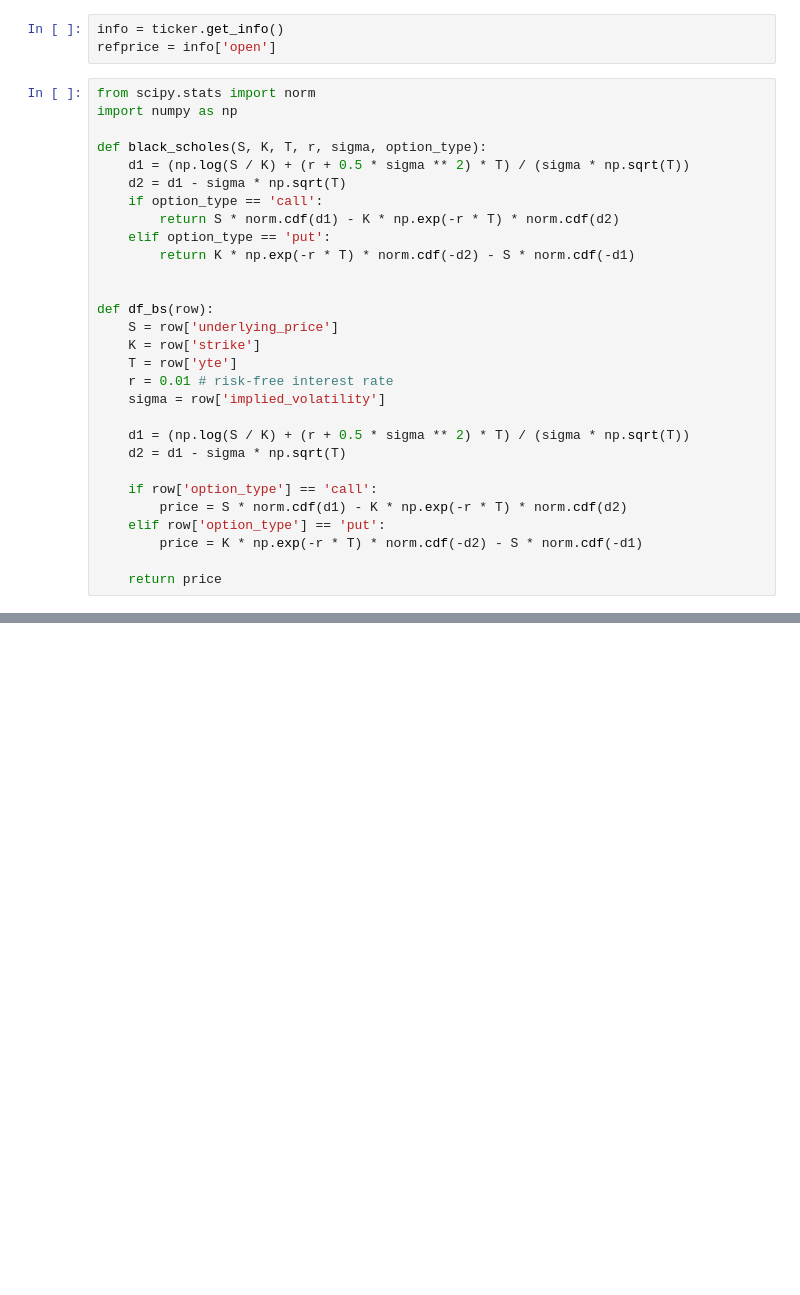
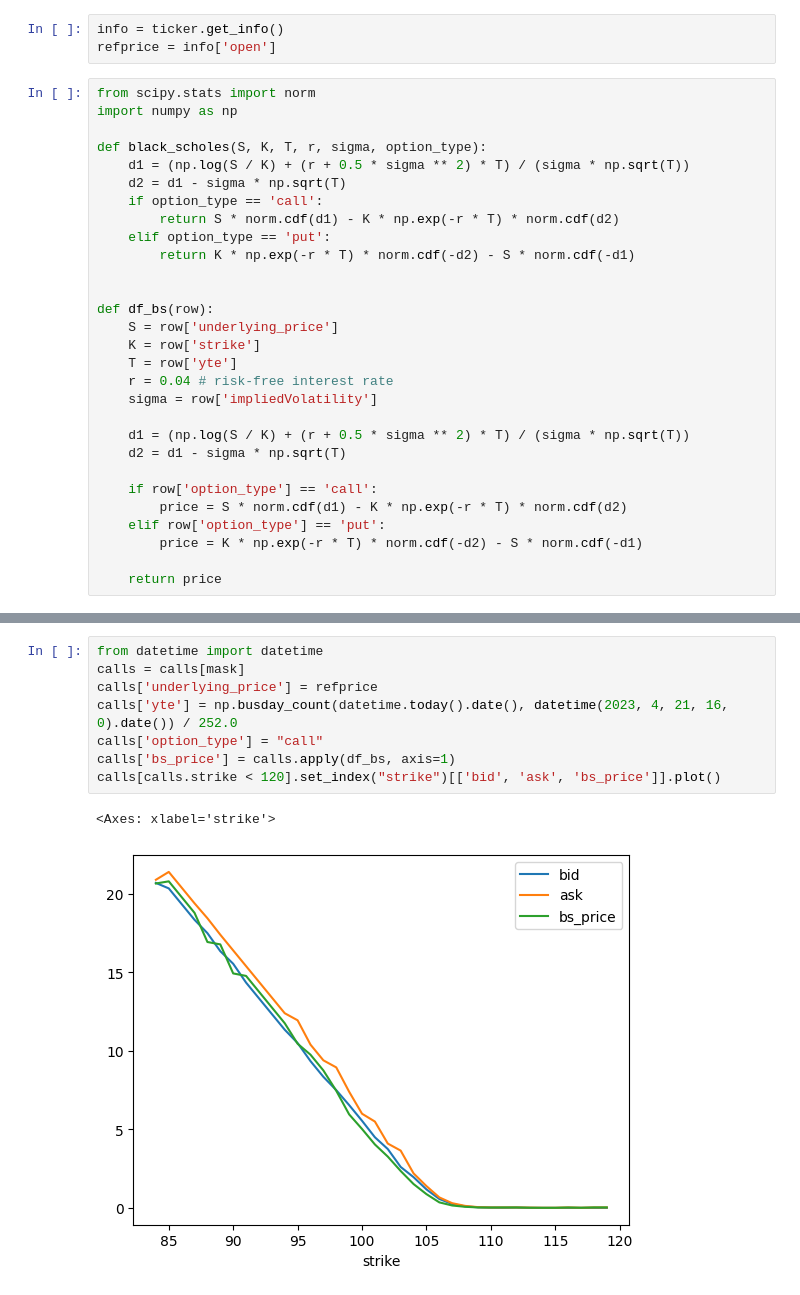
Before and after one commit to YilunAllenChen/Quantable, a Jupyter notebook: option_pricing.ipynb, the cells around one changed output, grey strips where cells are left out. Drawn from its saved outputs; the diff is of its cells as text; blank space fills up the shorter version.

```diff
--- a/option_pricing.ipynb
+++ b/option_pricing.ipynb
@@ -42,8 +42,8 @@ def df_bs(row):
     S = row['underlying_price']
     K = row['strike']
     T = row['yte']
-    r = 0.01 # risk-free interest rate
-    sigma = row['implied_volatility']
+    r = 0.04 # risk-free interest rate
+    sigma = row['impliedVolatility']
 
     d1 = (np.log(S / K) + (r + 0.5 * sigma ** 2) * T) / (sigma * np.sqrt(T))
     d2 = d1 - sigma * np.sqrt(T)
@@ -70,0 +65,11 @@ AttributeError: module 'datetime' has no attribute 'today'
+# %%
+from datetime import datetime
+calls = calls[mask]
+calls['underlying_price'] = refprice
+calls['yte'] = np.busday_count(datetime.today().date(), datetime(2023, 4, 21, 16, 0).date()) / 252.0
+calls['option_type'] = "call"
+calls['bs_price'] = calls.apply(df_bs, axis=1)
+calls[calls.strike < 120].set_index("strike")[['bid', 'ask', 'bs_price']].plot()
+# %% [output]
+<Axes: xlabel='strike'>
+[figure, added]
```
Also changed, not shown: parts of 4 cells of this notebook, 5 other files.
